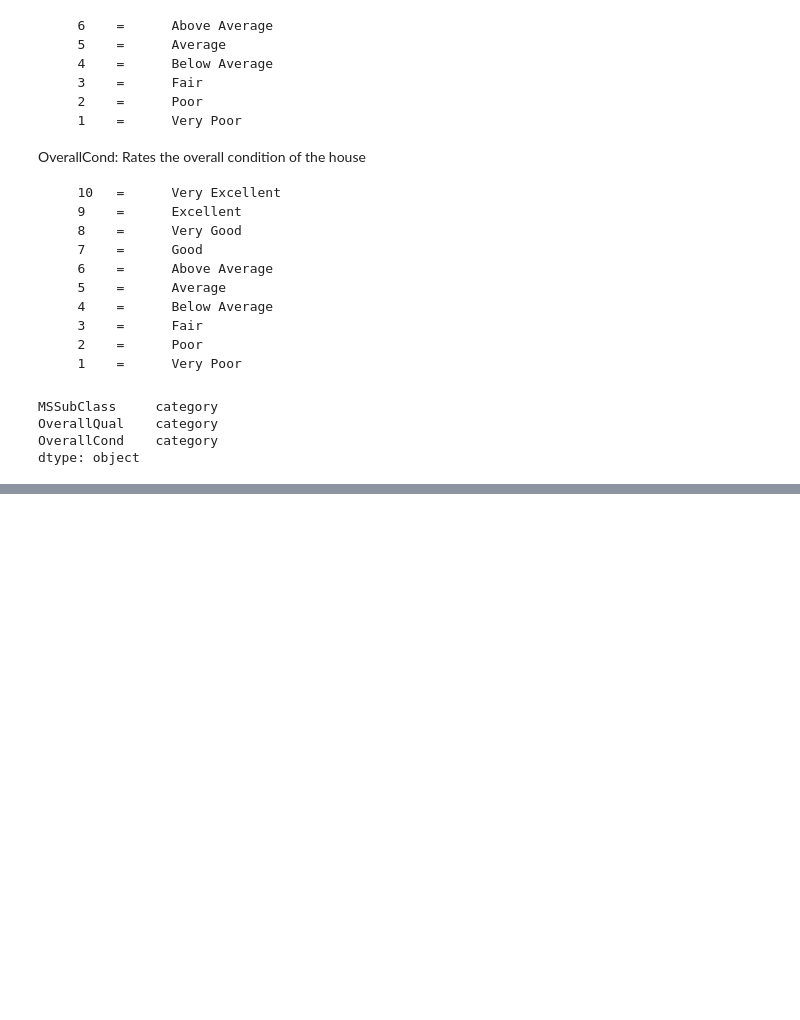
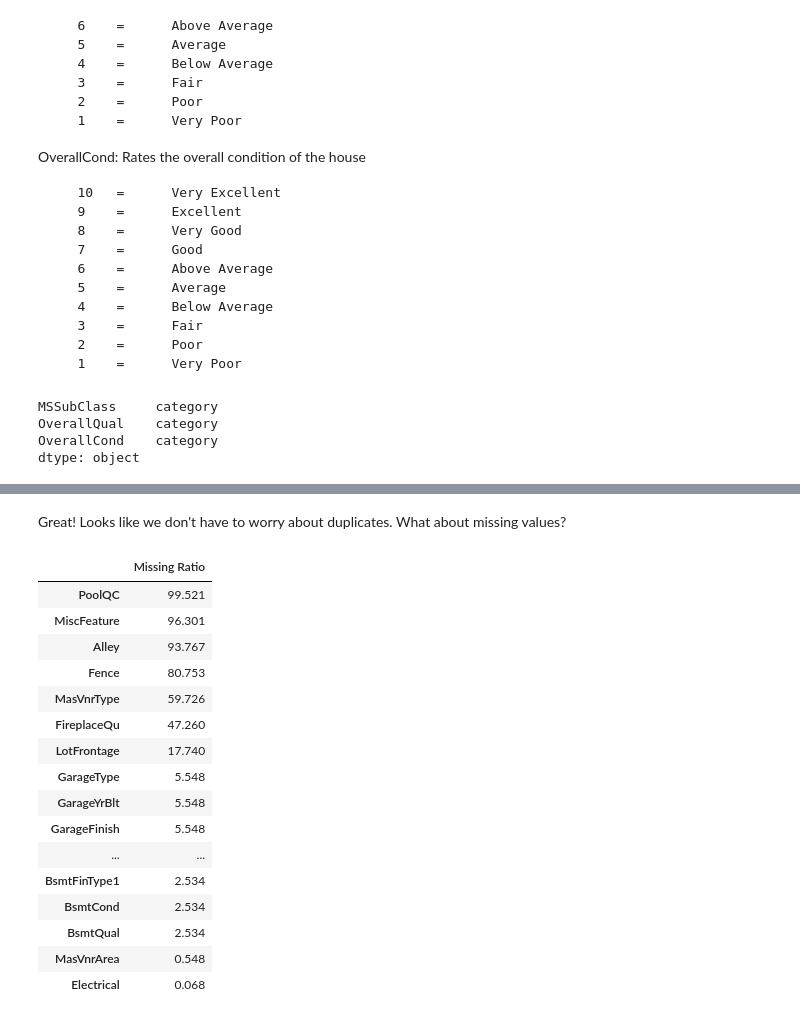
Before and after one commit to faupel15/Housing_Price_Prediction, a Jupyter notebook: Housing_Price_Prediction.ipynb, the cells around one changed output, grey strips where cells are left out. Drawn from its saved outputs; the diff is of its cells as text; code cells hidden in the pictures; blank space fills up the shorter version.

```diff
--- a/Housing_Price_Prediction.ipynb
+++ b/Housing_Price_Prediction.ipynb
@@ -312,0 +392,22 @@ houses_train.describe().T
+# %%
+# Define a dictionary to map months to seasons
+season_mapping = {
+    12: "Winter",
+    1: "Winter",
+    2: "Winter",
+    3: "Spring",
+    4: "Spring",
+    5: "Spring",
+    6: "Summer",
+    7: "Summer",
+    8: "Summer",
+    9: "Fall",
+    10: "Fall",
+    11: "Fall"
+}
+
+# Create a new column 'Season' based on the mapping
+houses['SeasonSold'] = houses['MoSold'].apply(lambda x: season_mapping.get(x))
+
+# Drop the original column
+houses.drop(columns=['MoSold'], inplace=True)
@@ -312,0 +440,35 @@ houses_train.describe().T
+# %%
+# Go ahead and drop Id column as it is not needed
+houses.drop(columns=['Id'], inplace=True)
+# %% [markdown]
+Great! Looks like we don't have to worry about duplicates. What about missing values?
+# %%
+# Compute percentage of missing values for each column
+houses_na = (houses.isnull().sum() / len(houses)) * 100
+
+# Drop any columns from all_data_na that don't have missing values, sort the remaining list by % missing, and get a subset of just the top 20
+houses_na = houses_na.drop(houses_na[houses_na == 0].index).sort_values(ascending=False)[:20]
+
+# Create a DataFrame for viewing
+missing_data = pd.DataFrame({'Missing Ratio' : houses_na})
+
+
+missing_data
+# %% [output]
+|  | Missing Ratio |
+| PoolQC | 99.521 |
+| MiscFeature | 96.301 |
+| Alley | 93.767 |
+| Fence | 80.753 |
+| MasVnrType | 59.726 |
+| FireplaceQu | 47.260 |
+| LotFrontage | 17.740 |
+| GarageType | 5.548 |
+| GarageYrBlt | 5.548 |
+| GarageFinish | 5.548 |
+| ... | ... |
+| BsmtFinType1 | 2.534 |
+| BsmtCond | 2.534 |
+| BsmtQual | 2.534 |
+| MasVnrArea | 0.548 |
+| Electrical | 0.068 |
```
Also changed, not shown: parts of 31 cells of this notebook.
